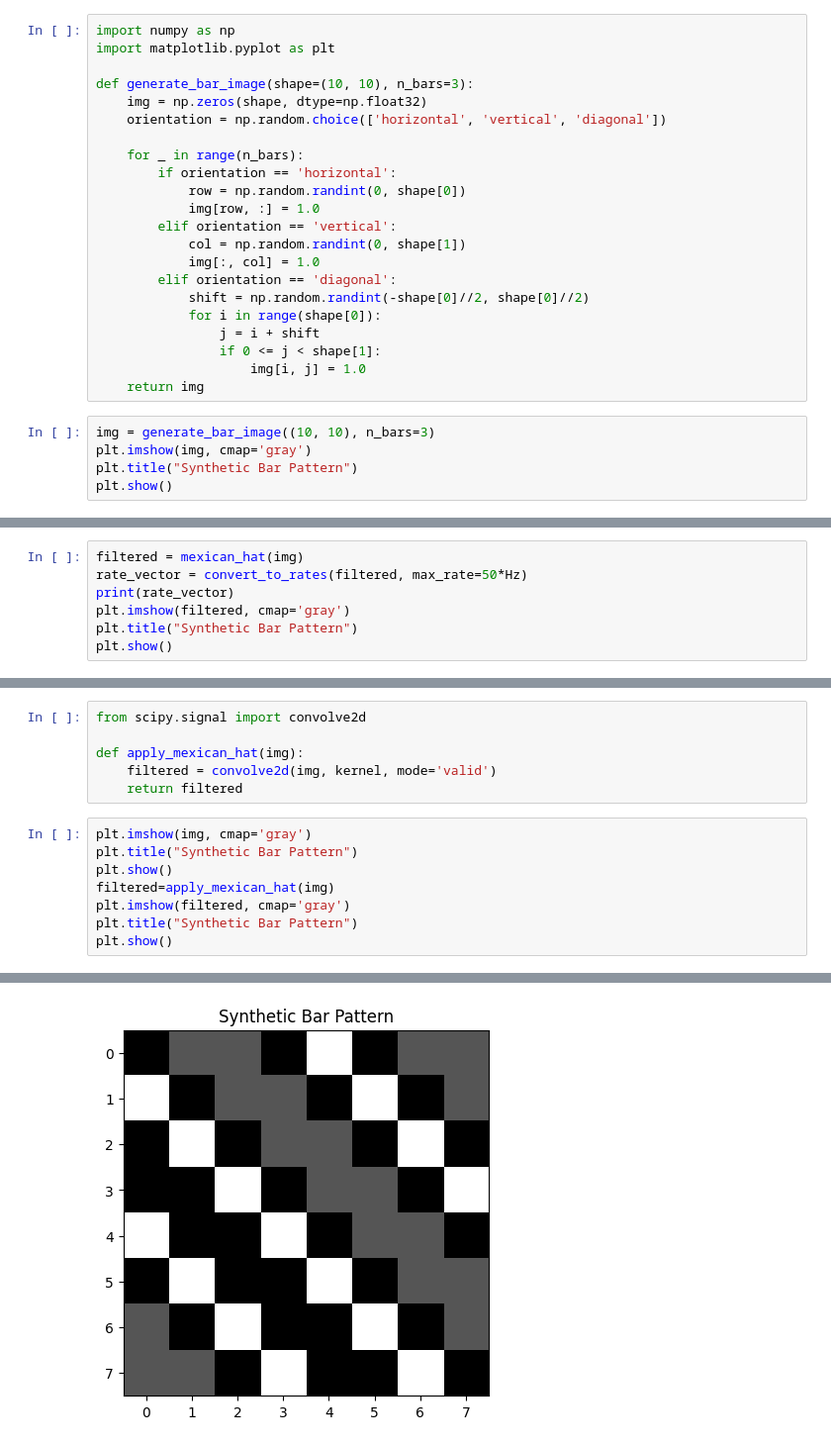
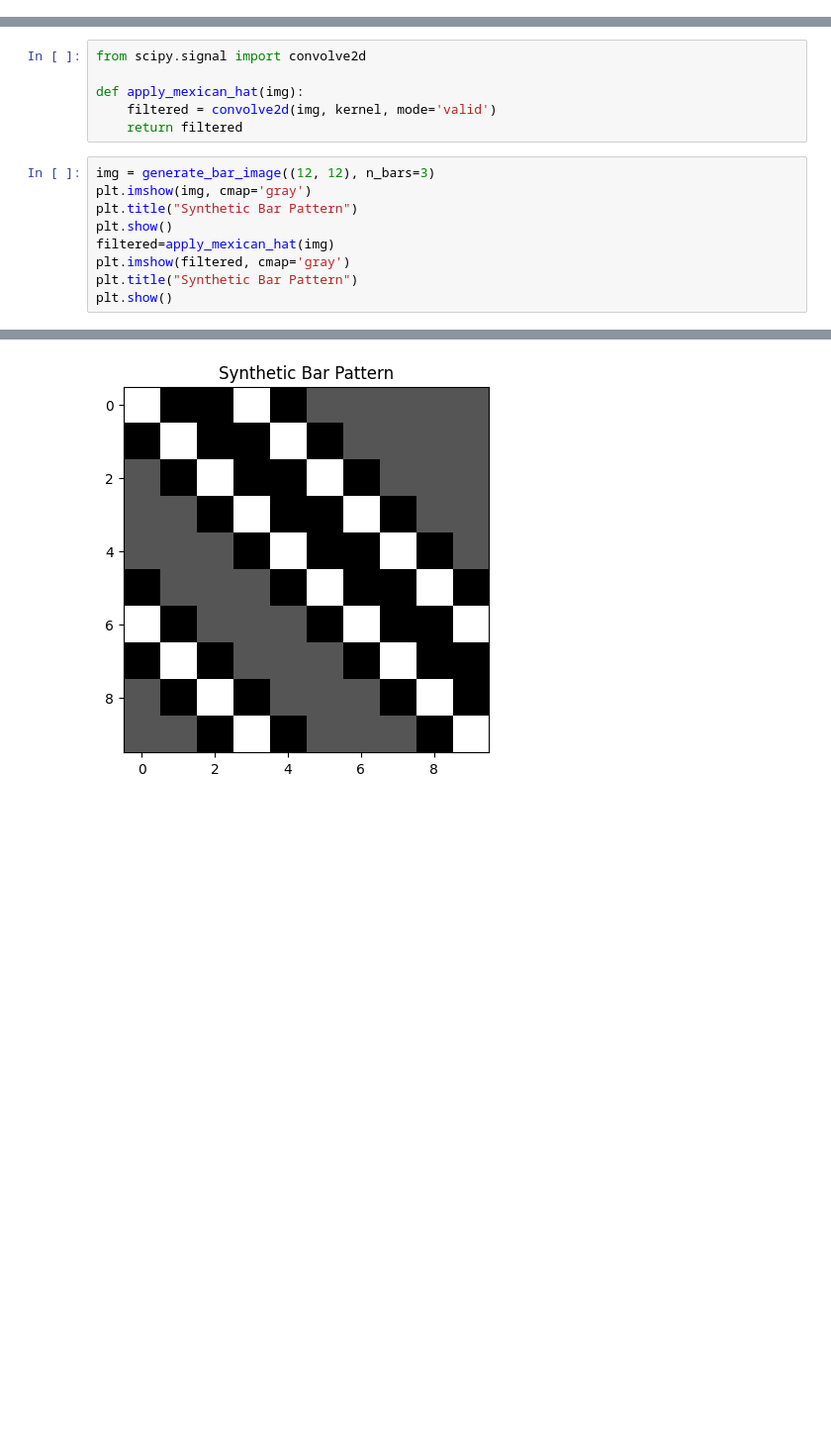
Before and after one commit to DumoulinVincent/epilepsy, a Jupyter notebook: try_RF.ipynb, the cells around one changed output, grey strips where cells are left out. Shown at 99% size. Saved outputs shown, nothing was run; the diff lists cells and outputs as text; blank space fills up the shorter version.

Commit message:
start image dataset  generation

```diff
--- a/try_RF.ipynb
+++ b/try_RF.ipynb
@@ -970,27 +1017,0 @@ KeyboardInterrupt:
-# %%
-import numpy as np
-import matplotlib.pyplot as plt
-
-def generate_bar_image(shape=(10, 10), n_bars=3):
-    img = np.zeros(shape, dtype=np.float32)
-    orientation = np.random.choice(['horizontal', 'vertical', 'diagonal'])
-
-    for _ in range(n_bars):
-        if orientation == 'horizontal':
-            row = np.random.randint(0, shape[0])
-            img[row, :] = 1.0
-        elif orientation == 'vertical':
-            col = np.random.randint(0, shape[1])
-            img[:, col] = 1.0
-        elif orientation == 'diagonal':
-            shift = np.random.randint(-shape[0]//2, shape[0]//2)
-            for i in range(shape[0]):
-                j = i + shift
-                if 0 <= j < shape[1]:
-                    img[i, j] = 1.0
-    return img
-# %%
-img = generate_bar_image((10, 10), n_bars=3)
-plt.imshow(img, cmap='gray')
-plt.title("Synthetic Bar Pattern")
-plt.show()
@@ -999,7 +1017,0 @@ plt.show()
-# %%
-filtered = mexican_hat(img)
-rate_vector = convert_to_rates(filtered, max_rate=50*Hz)
-print(rate_vector)
-plt.imshow(filtered, cmap='gray')
-plt.title("Synthetic Bar Pattern")
-plt.show()
@@ -1057,6 +1049,7 @@ def apply_mexican_hat(img):
     filtered = convolve2d(img, kernel, mode='valid')
     return filtered
 # %%
+img = generate_bar_image((12, 12), n_bars=3)
 plt.imshow(img, cmap='gray')
 plt.title("Synthetic Bar Pattern")
 plt.show()
@@ -1069 +1062 @@ plt.show()
-[figure, old version]
+[figure, new version]
```
Also changed, not shown: parts of 6 cells of this notebook.
